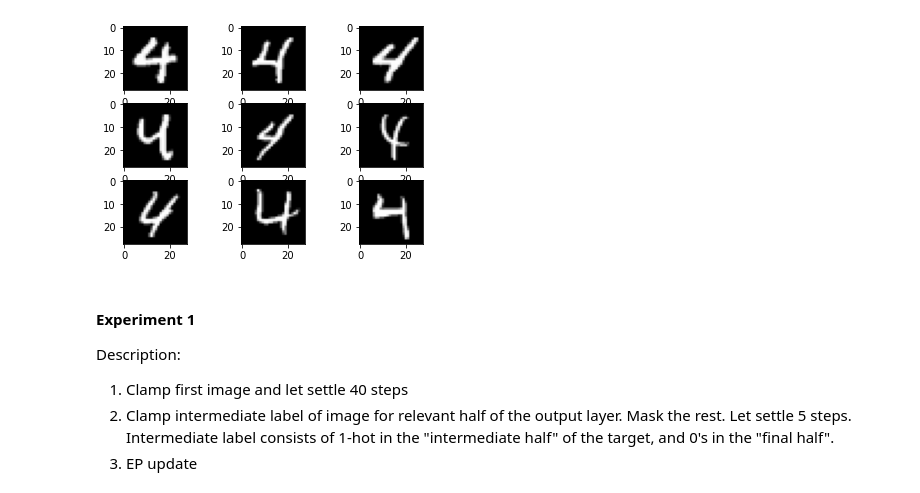
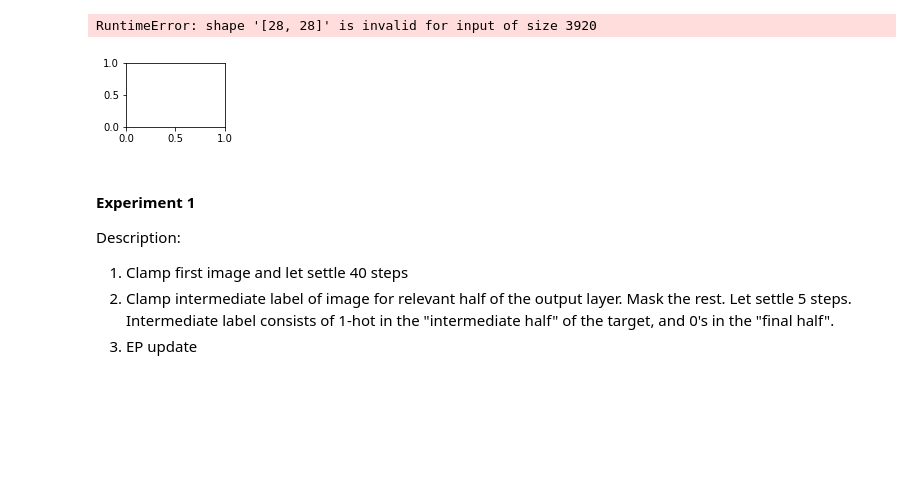
Before and after one commit to ajherman/convexity, a Jupyter notebook: sequence.ipynb, the cells around one changed output. Drawn from its saved outputs; the diff is of its cells as text; code cells hidden in the pictures; blank space fills up the shorter version.

Commit message:
makes it so you can use different batch sizes

```diff
--- a/sequence.ipynb
+++ b/sequence.ipynb
@@ -25,7 +25,8 @@ free_steps = 40
 nudge_steps = 5
 learning_rate = 1.0
 beta = 1.0
-batch_dim = 1
+# batch_dim = 5
+batch_size = 1
 n_iters = 4000
 mr = 0.5
 lam = 1.0
@@ -57,30 +58,31 @@ def minimizeEnergy(model,steps,optimizer,x,h1,h2,y,target=None,beta=None,print_e
 # %%
 # Data
 
 images = torch.rand(3, input_size)
 states = torch.eye(output_size)
 
 
 # Load the MNIST dataset
 transform = transforms.Compose([transforms.ToTensor(),transforms.Lambda(lambda x: x.view(-1))])
 trainset = torchvision.datasets.MNIST(root='~/datasets', train=True, download=True, transform=transform)
 
 indices = [[] for label in range(10)]
 for idx, target in enumerate(trainset.targets):
     indices[target].append(idx)
 
-trainloader = [iter(DataLoader(Subset(trainset,indices[label]), batch_size=1, shuffle=True, num_workers=2)) for label in range(10)]
+trainloader = [iter(DataLoader(Subset(trainset,indices[label]), batch_size=batch_size, shuffle=True, num_workers=2)) for label in range(10)]
 
 # Plot samples
 plt.figure()
 for idx,(image,label) in enumerate(trainloader[4]):
     if idx==9:
         break
     plt.subplot(3,3,idx+1)
     plt.imshow(image.reshape(28,28).numpy(), cmap=cm.gray)
 plt.show()
 # %% [output]
+RuntimeError: shape '[28, 28]' is invalid for input of size 3920
-[figure, old version]
+[figure, new version]
 # %% [markdown]
 #### Experiment 1 ####
 
```
Also changed, not shown: parts of 1 cell of this notebook.
